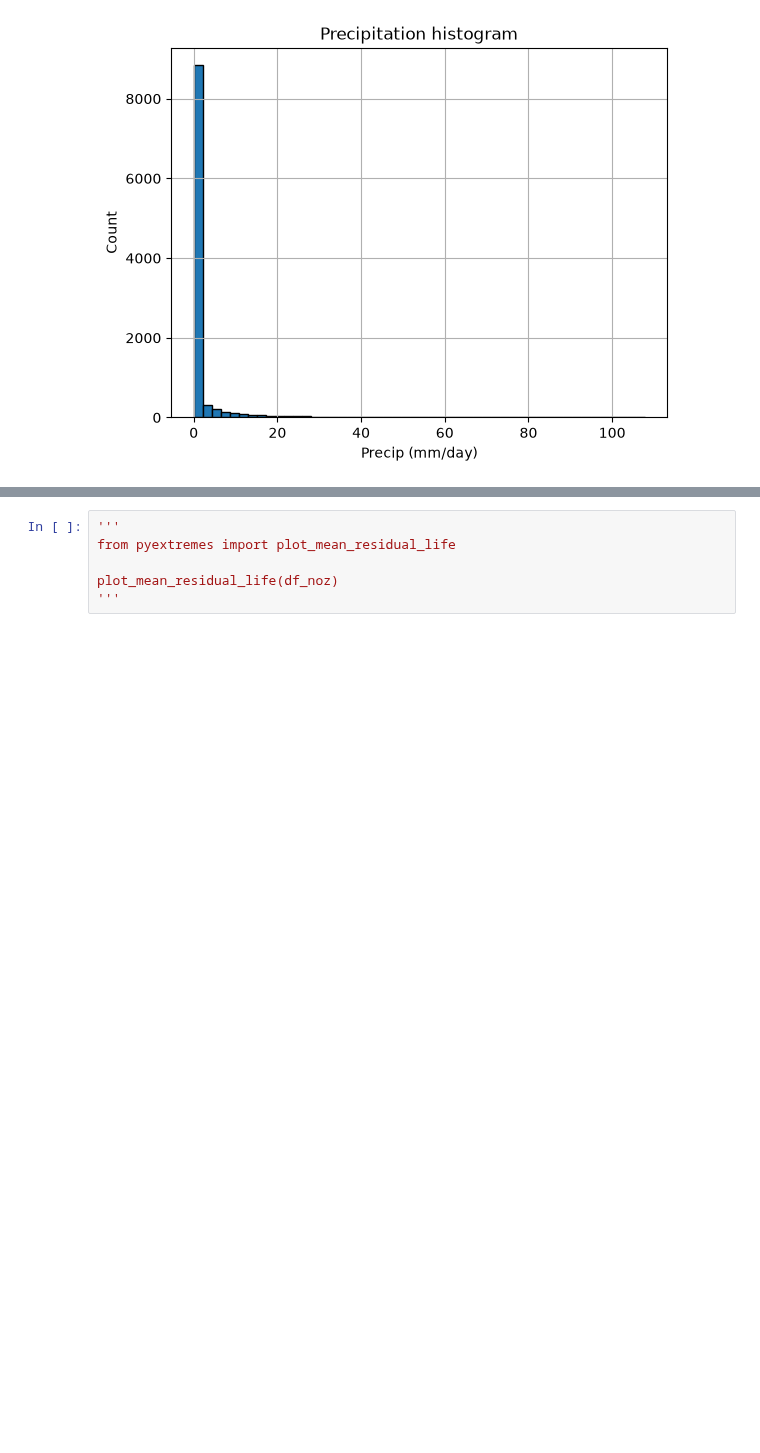
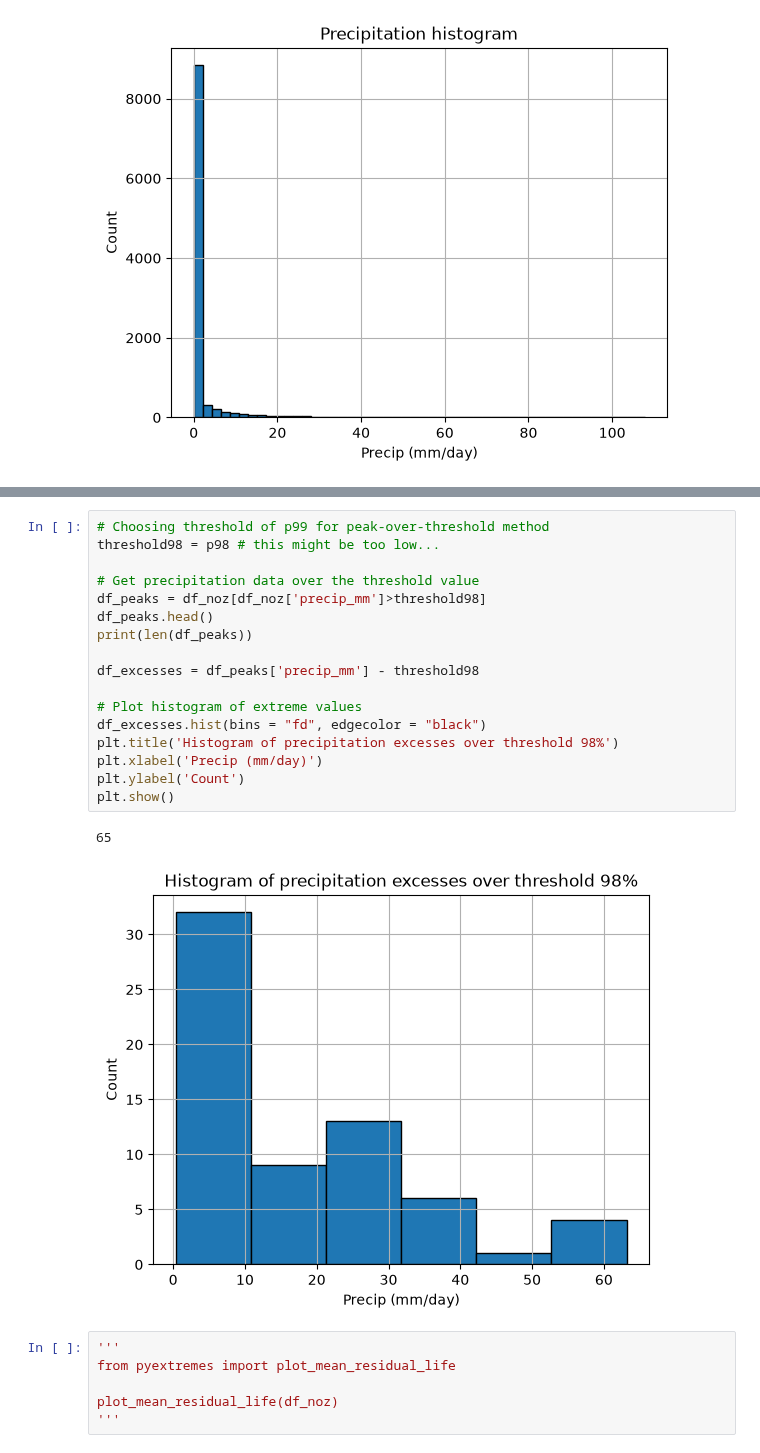
Before and after one commit to andrewmfisher/gesdisc-tutorials, a Jupyter notebook: conference-presentations/agu-2026/compute_recurrence_intervals_pot.ipynb, the cells around one changed output, grey strips where cells are left out. Cells and saved outputs as stored; diff of their text form; blank space fills up the shorter version.

```diff
--- a/conference-presentations/agu-2026/compute_recurrence_intervals_pot.ipynb
+++ b/conference-presentations/agu-2026/compute_recurrence_intervals_pot.ipynb
@@ -214,3 +222,23 @@ plt.show()
+# %%
+# Choosing threshold of p99 for peak-over-threshold method
+threshold98 = p98 # this might be too low...
+
+# Get precipitation data over the threshold value
+df_peaks = df_noz[df_noz['precip_mm']>threshold98]
+df_peaks.head()
+print(len(df_peaks))
+
+df_excesses = df_peaks['precip_mm'] - threshold98
+
+# Plot histogram of extreme values
+df_excesses.hist(bins = "fd", edgecolor = "black")
+plt.title('Histogram of precipitation excesses over threshold 98%')
+plt.xlabel('Precip (mm/day)')
+plt.ylabel('Count')
+plt.show()
+# %% [output]
+65
+[figure, added]
 # %%
 '''
 from pyextremes import plot_mean_residual_life
```
Also changed, not shown: parts of 6 cells of this notebook, 2 other files.
